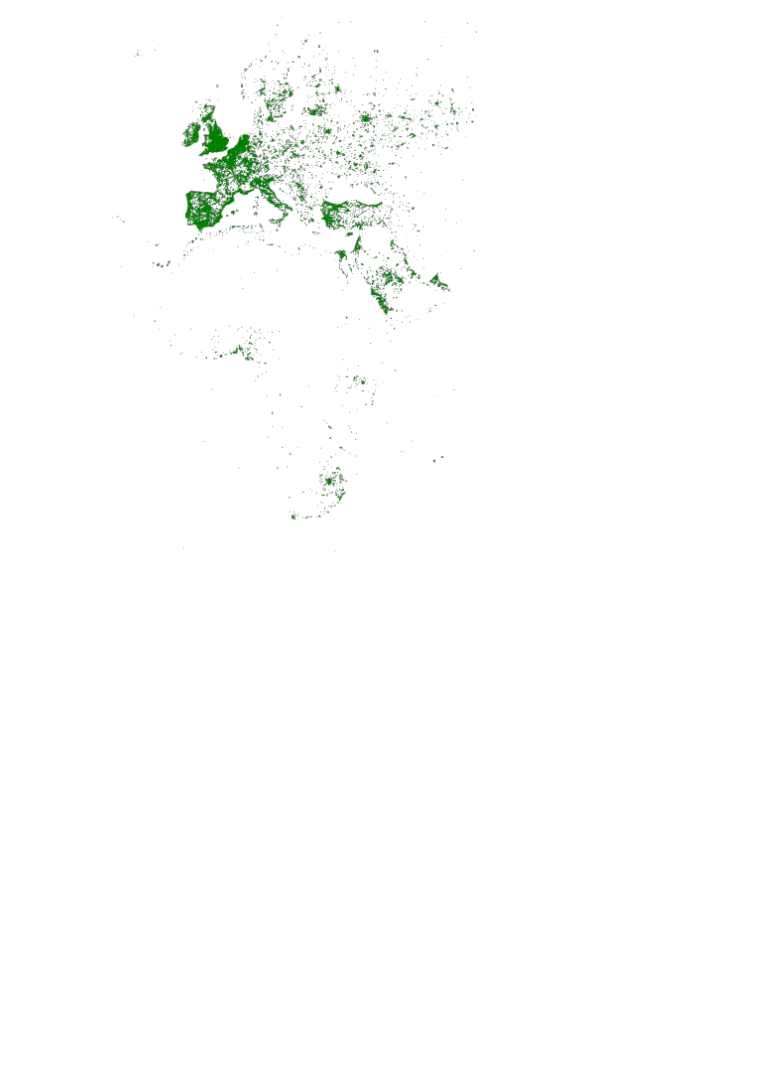
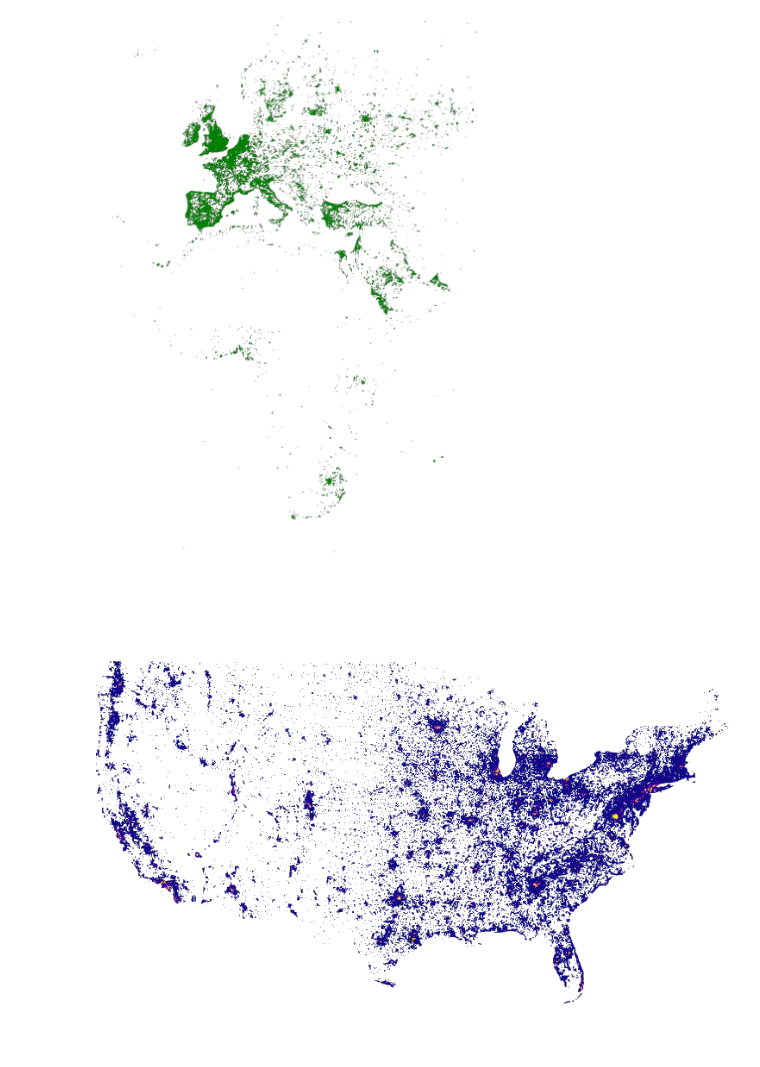
Before and after one commit to heavyai/jupyterlab-heavyai, a Jupyter notebook: renderer.ipynb, the cells around one changed output. Saved outputs shown, nothing was run; the diff lists cells and outputs as text; code cells hidden in the pictures; blank space fills up the shorter version.

```diff
--- a/renderer.ipynb
+++ b/renderer.ipynb
@@ -48,3 +48,75 @@ marks:
         value: 1
 # %% [output]
 [figure]
+# %%
+connection_data = dict(
+    user='mapd',
+    password='HyperInteractive',
+    host='vega-demo.mapd.com',
+    port='9092',
+    dbname='mapd',
+    protocol='http'
+)
+
+vega = """ {
+  "width": 733,
+  "height": 530,
+  "data": [
+    {
+      "name": "heatmap_query",
+      "sql": "SELECT rect_pixel_bin(conv_4326_900913_x(lon), -13847031.457875465, -7451726.712679257, 733, 733) as x,
+                     rect_pixel_bin(conv_4326_900913_y(lat), 2346114.147993467, 6970277.197053557, 530, 530) as y,
+                     SUM(amount) as cnt
+                     FROM fec_contributions_oct
+                     WHERE (lon >= -124.39000000000038 AND lon <= -66.93999999999943) AND
+                           (lat >= 20.61570573311549 AND lat <= 52.93117449504004) AND
+                           amount > 0 AND
+                           recipient_party = 'R'
+                           GROUP BY x, y"
+    }
+  ],
+  "scales": [
+    {
+      "name": "heat_color",
+      "type": "quantize",
+      "domain": [
+        10000.0,
+        1000000.0
+      ],
+      "range": [ "#0d0887", "#2a0593", "#41049d", "#5601a4", "#6a00a8",
+                 "#7e03a8", "#8f0da4", "#a11b9b", "#b12a90", "#bf3984",
+                 "#cb4679", "#d6556d", "#e16462", "#ea7457", "#f2844b",
+                 "#f89540", "#fca636", "#feba2c", "#fcce25", "#f7e425", "#f0f921"
+      ],
+      "default": "#0d0887",
+      "nullValue": "#0d0887"
+    }
+  ],
+  "marks": [
+    {
+      "type": "symbol",
+      "from": {
+        "data": "heatmap_query"
+      },
+      "properties": {
+        "shape": "square",
+        "x": {
+          "field": "x"
+        },
+        "y": {
+          "field": "y"
+        },
+        "width": 1,
+        "height": 1,
+        "fillColor": {
+          "scale": "heat_color",
+          "field": "cnt"
+        }
+      }
+    }
+  ]
+}""".replace('\n', '')
+im = mapd_renderer.MapDBackendRenderer(connection_data, json.loads(vega))
+display(im)
+# %% [output]
+[figure, added]
```
Also changed, not shown: parts of 1 cell of this notebook.
